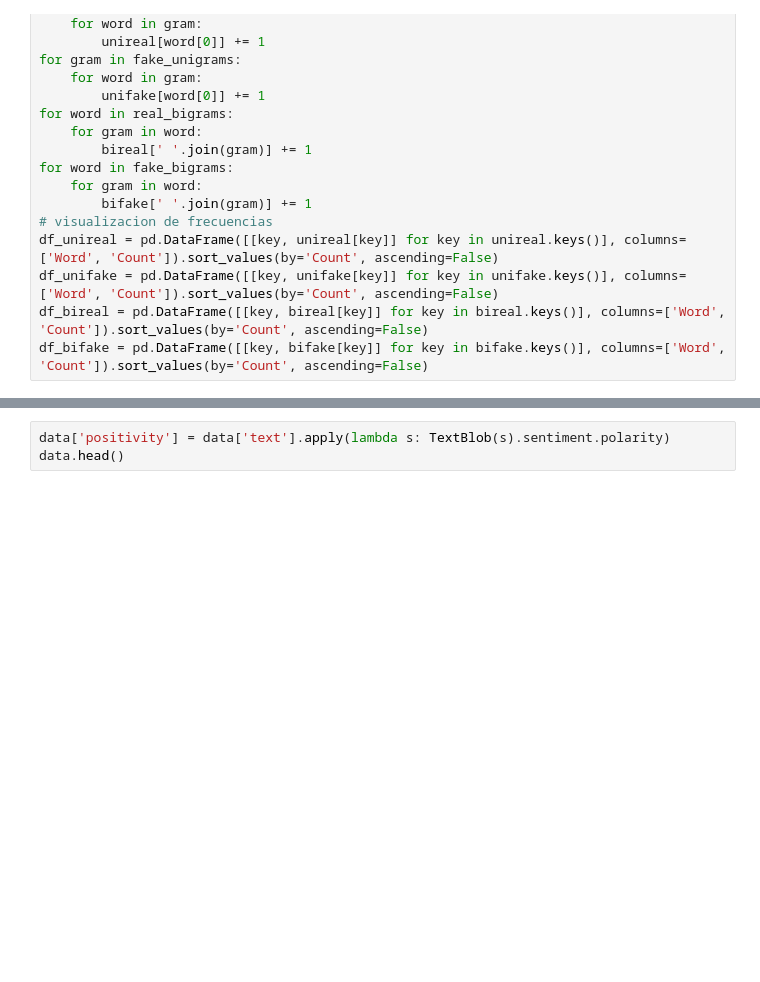
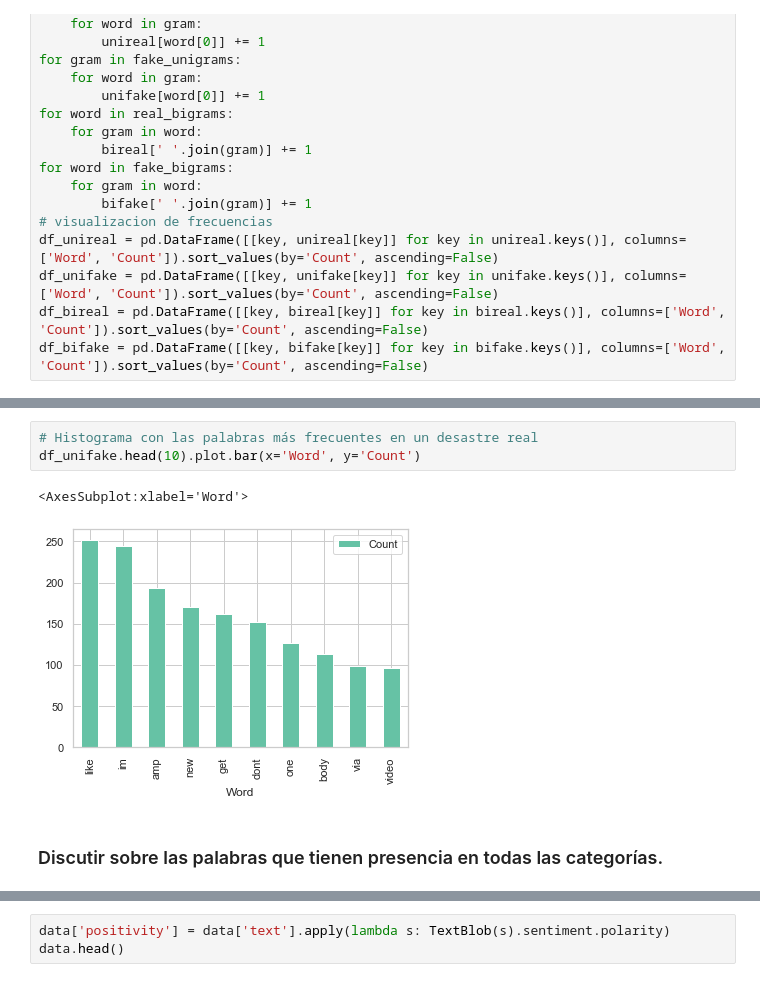
Before and after one commit to El-Mendez/data-science-lab5, a Jupyter notebook: notebook.ipynb, the cells around one changed output, grey strips where cells are left out. Cells and saved outputs as stored; diff of their text form; blank space fills up the shorter version.

```diff
--- a/notebook.ipynb
+++ b/notebook.ipynb
@@ -216,0 +280,8 @@ sns.barplot(y=df_bifake.Word.head(15), x=df_bifake.Count.head(15))
+# %%
+# Histograma con las palabras más frecuentes en un desastre real
+df_unifake.head(10).plot.bar(x='Word', y='Count')
+# %% [output]
+<AxesSubplot:xlabel='Word'>
+[figure, added]
+# %% [markdown]
+### Discutir sobre las palabras que tienen presencia en todas las categorías.
```
Also changed, not shown: parts of 38 cells of this notebook.
